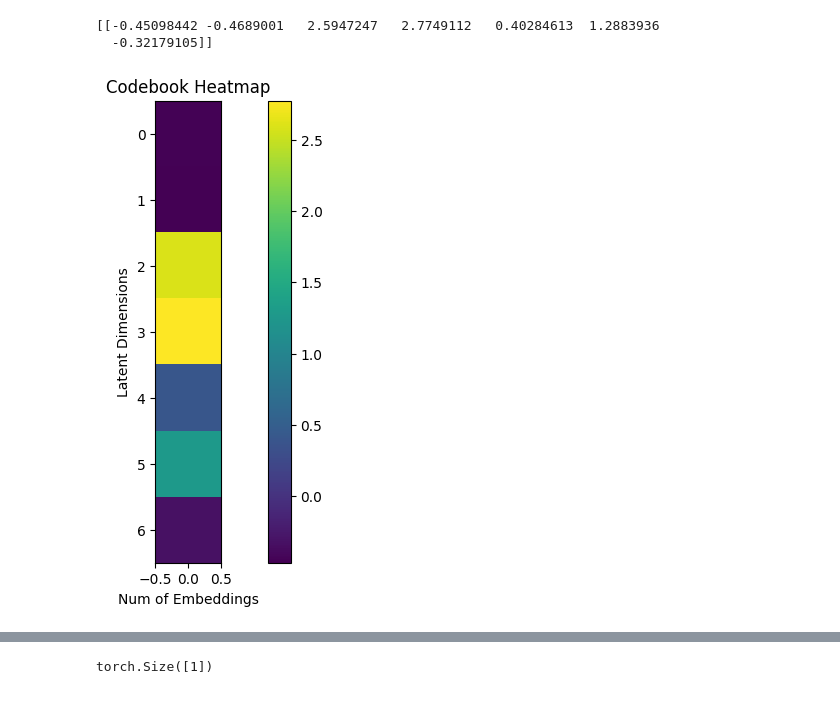
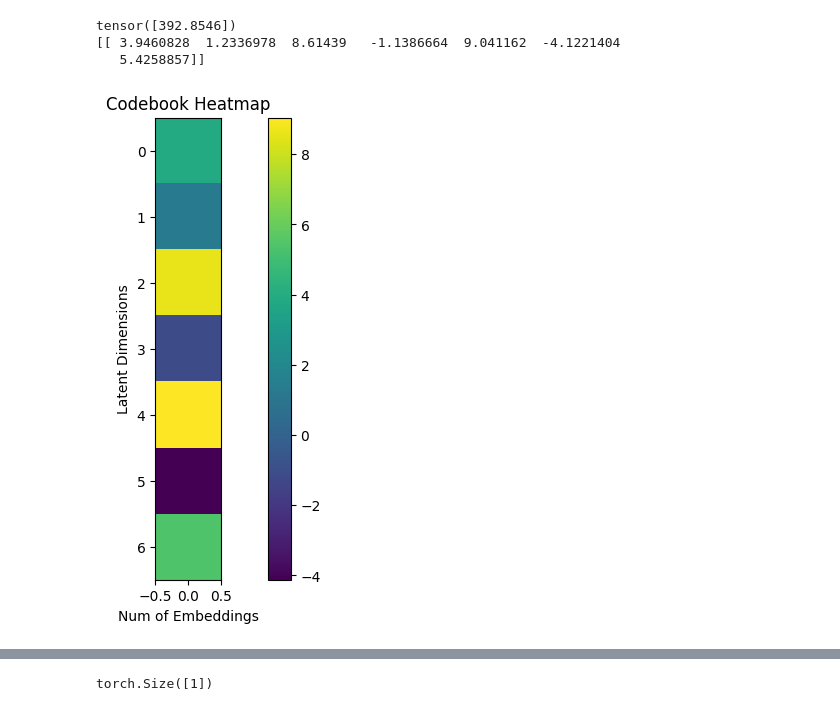
Before and after one commit to AnisKadri/VAE, a Jupyter notebook: Untitled3.ipynb, the cells around one changed output, grey strips where cells are left out. Saved outputs shown, nothing was run; the diff lists cells and outputs as text; code cells hidden in the pictures.

```diff
--- a/Untitled3.ipynb
+++ b/Untitled3.ipynb
@@ -1174,3 +1424,39 @@ def create_heatmap(codebook):
     ax_heatmap.set_ylabel('Latent Dimensions')
 
     return ax_heatmap
+
+def get_average_norm_scale(train_data, model):
+    n_channels = model._n_channels
+    n_batchs = x_size = len(train_data)
+
+    norm = torch.empty(n_channels, 0)
+
+    for i, (data, norm_scale) in enumerate(train_data):
+        reshaped_norm = norm_scale.permute(1,0,2).flatten(1)
+        norm = torch.cat((norm, reshaped_norm), 1)
+
+    avg_norm = torch.mean(norm, dim=1)
+    return avg_norm
+
+def get_latent_variables(train_data, model):
+    model.eval()
+
+    n_channels = model._n_channels
+    latent_dims = model._latent_dims
+    n_batchs = x_size = len(train_data)
+
+    latents = torch.empty(n_channels, latent_dims, 0, device = device)
+
+    for i, (data, norm_scale) in enumerate(train_data):
+        data = data.to(device)
+
+        mu, logvar = model.encoder(data)
+        z = model.reparametrization_trick(mu, logvar)
+
+        reshaped_mu, reshaped_logvar, reshaped_z = (t.permute(1,2,0) for t in [mu, logvar, z])
+
+        latents = torch.cat((latents, reshaped_z), 2)
+
+
+    avg_latents = torch.mean(latents, dim=2)
+    return latents, avg_latents
@@ -1177,13 +1486,17 @@ def create_heatmap(codebook):
 # %%
 from matplotlib.figure import Figure
 np.set_printoptions(suppress=True)
-codebook = v.quantizer._embedding.weight.cpu().detach().numpy()
-heatmap = create_heatmap(codebook)
-print((codebook))
+avg_norm = get_average_norm_scale(train_data, v)
+print(avg_norm)
+latents, avg_latents = get_latent_variables(train_data, v)
+# codebook = v.quantizer._embedding.weight.cpu().detach().numpy()
+heatmap = create_heatmap(avg_latents.cpu().detach().numpy() * avg_norm.numpy())
+print((avg_latents.cpu().detach().numpy() * avg_norm.numpy() ))
 # %% [output]
-[[-0.45098442 -0.4689001   2.5947247   2.7749112   0.40284613  1.2883936
-  -0.32179105]]
+tensor([392.8546])
+[[ 3.9460828  1.2336978  8.61439   -1.1386664  9.041162  -4.1221404
+   5.4258857]]
-[figure, old version]
+[figure, new version]
 # %%
 a = torch.randn(1,6).to(x)
 # v.cpu().detach()
```
Also changed, not shown: parts of 14 cells of this notebook.
